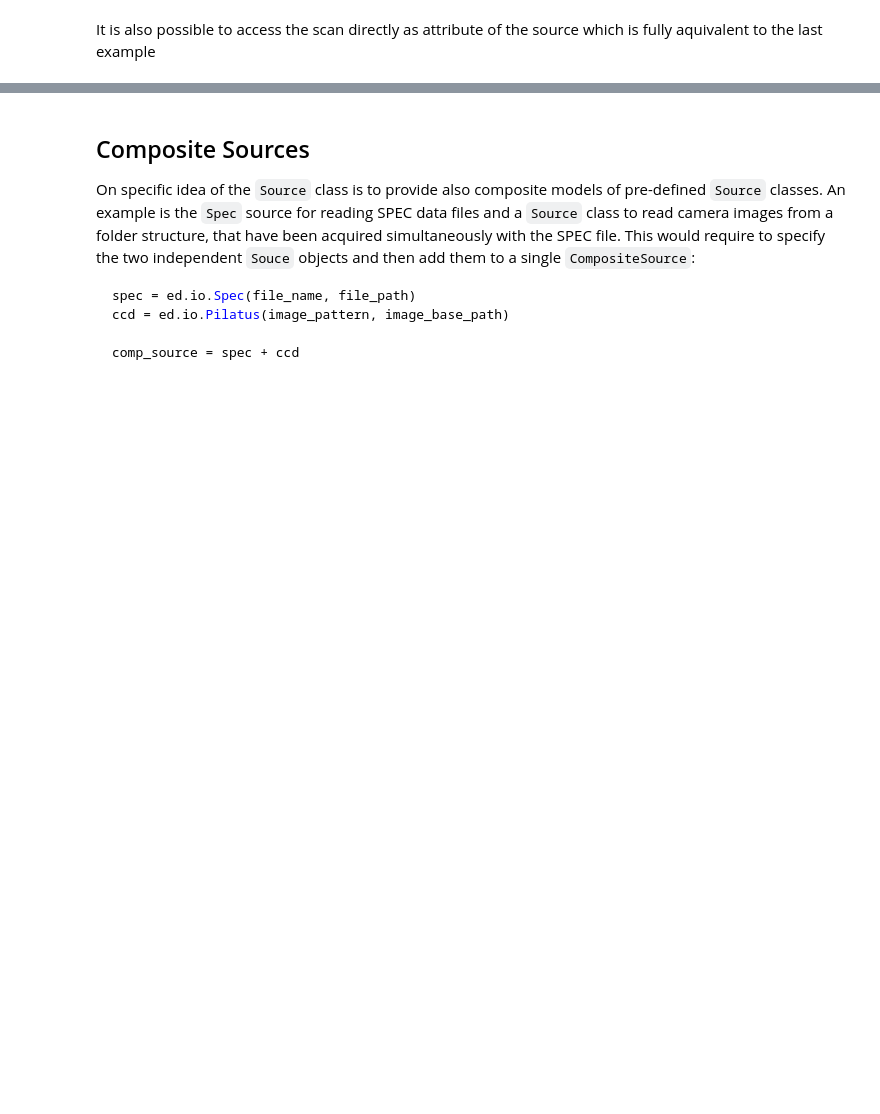
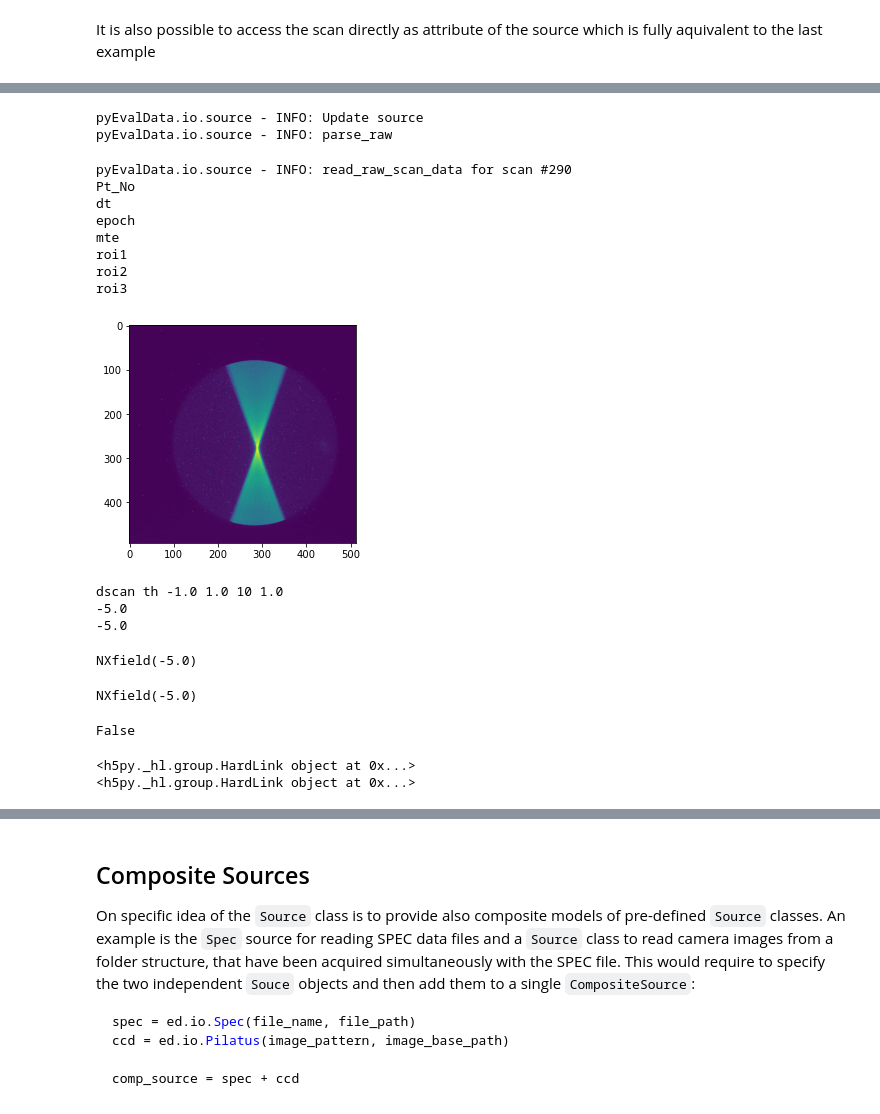
Before and after one commit to dschick/pyEvalData, a Jupyter notebook: docs/source/examples/source.ipynb, the cells around one changed output, grey strips where cells are left out. Drawn from its saved outputs; the diff is of its cells as text; code cells hidden in the pictures; blank space fills up the shorter version.

```diff
--- a/docs/source/examples/source.ipynb
+++ b/docs/source/examples/source.ipynb
@@ -90,0 +90,58 @@ plt.show()
+# %%
+sarnxs = ped.io.SardanaNeXus(file_name='sardana_nexus.h5',
+                             file_path='data/',
+                             use_nexus=False,
+                             force_overwrite=False,
+                             update_before_read=False,
+                             read_and_forget=True)
+# %% [output]
+pyEvalData.io.source - INFO: Update source
+pyEvalData.io.source - INFO: parse_raw
+# %%
+plt.figure()
+plt.imshow(np.log10(sarnxs.scan290.mte[0, :, :]))
+plt.show()
+# %% [output]
+pyEvalData.io.source - INFO: read_raw_scan_data for scan #290
+Pt_No
+dt
+epoch
+mte
+roi1
+roi2
+roi3
+[figure, added]
+# %%
+import nexusformat.nexus as nxs
+import h5py
+
+
+a = nxs.nxload('data/sardana_nexus.h5', mode='r')
+print(a.entry1.title)
+print(a.entry1.measurement.ccd_height)
+print(a.entry1.measurement.pre_scan_snapshot.ccd_height)
+# %% [output]
+dscan th -1.0 1.0 10 1.0
+-5.0
+-5.0
+# %%
+a.entry1.measurement.ccd_height
+# %% [output]
+NXfield(-5.0)
+# %%
+a.entry1.measurement.pre_scan_snapshot.ccd_height
+# %% [output]
+NXfield(-5.0)
+# %%
+nxs.nxgetrecursive()
+# %% [output]
+False
+# %%
+import h5py
+f = h5py.File('data/sardana_nexus.h5', 'r')
+
+print(f.get('entry1/measurement/ccd_height', getlink=True))
+print(f.get('entry1/measurement/pre_scan_snapshot/ccd_height', getlink=True))
+# %% [output]
+<h5py._hl.group.HardLink object at 0x...>
+<h5py._hl.group.HardLink object at 0x...>
```
Also changed, not shown: parts of 17 cells of this notebook, 3 other files.
